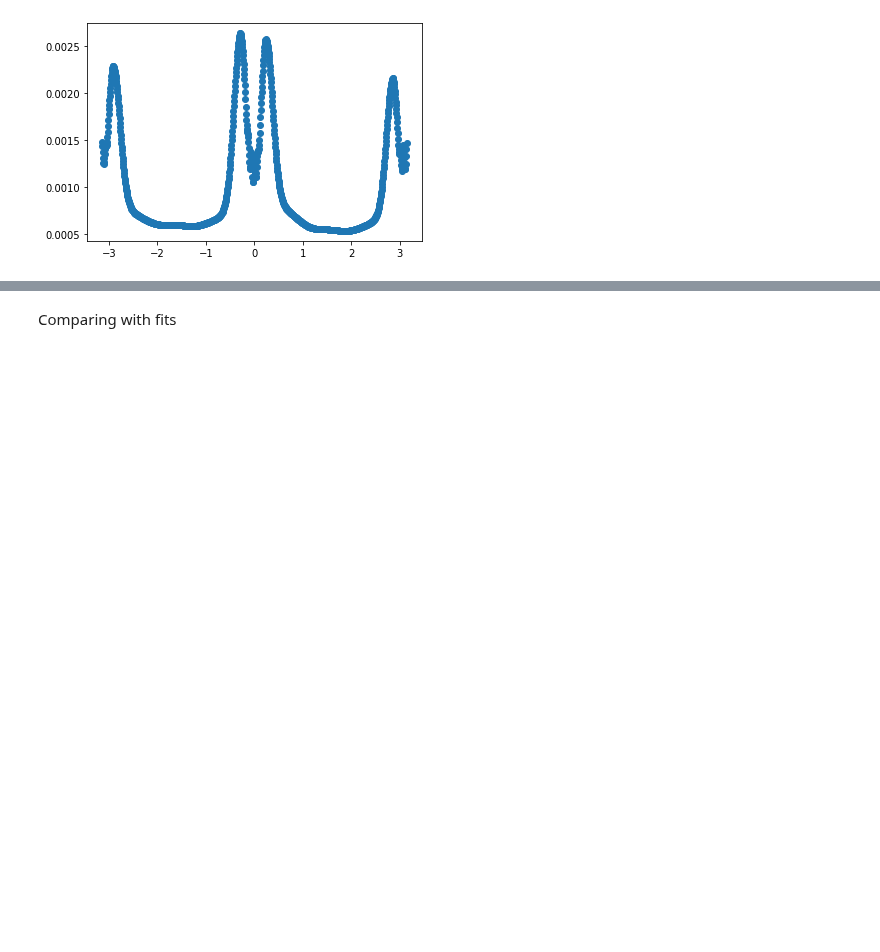
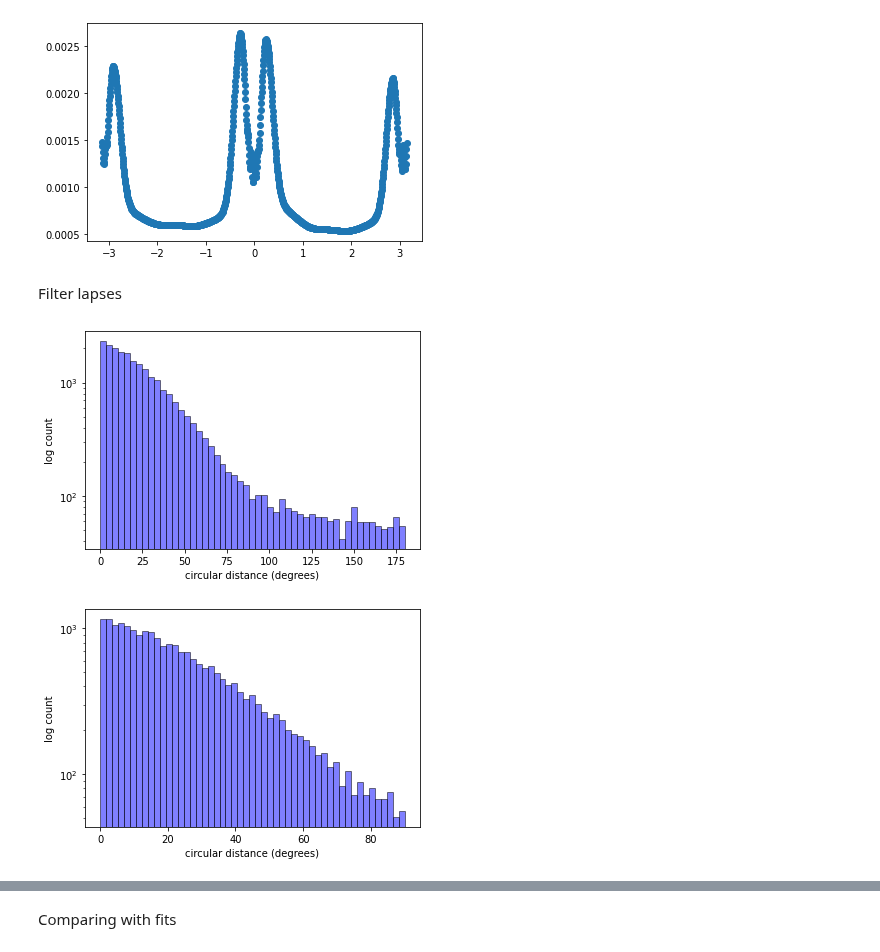
Before and after one commit to ak47na/multisensory_causal_inference, a Jupyter notebook: serial_dependence.ipynb, the cells around one changed output, grey strips where cells are left out. Cells and saved outputs as stored; diff of their text form; code cells hidden in the pictures; blank space fills up the shorter version.

Commit message:
add response filtering

```diff
--- a/serial_dependence.ipynb
+++ b/serial_dependence.ipynb
@@ -41,3 +41,33 @@ plt.plot(Peter_u_map['grid'], Peter_u_map['pdf'], 'o', label='Peter uniform mode
 # %% [output]
 [<matplotlib.lines.Line2D at 0x...>]
 [figure]
+# %% [markdown]
+Filter lapses
+# %%
+def get_filtered_gam(gam_data, max_circ_dist, r_n_key='r_n'):
+    filtered_gam_data = {'s_n': [], 'r_n': []}
+    for s_n, r_n in zip(gam_data['s_n'], gam_data[r_n_key]):
+        if utils.circular_dist(s_n, r_n) < max_circ_dist:
+            filtered_gam_data['s_n'].append(s_n)
+            filtered_gam_data['r_n'].append(r_n)
+    filtered_gam_data['s_n'] = np.array(filtered_gam_data['s_n'])
+    filtered_gam_data['r_n'] = np.array(filtered_gam_data['r_n'])
+    return filtered_gam_data
+
+# plot circular distance between s_n and r_n
+plt.hist(np.rad2deg(utils.circular_dist(gam_data['s_n'], gam_data['r_n'])), bins=51,
+         density=False, alpha=0.5, label='circular distance between s_n and r_n',
+         log=True, color='blue', edgecolor='black')
+plt.xlabel('circular distance (degrees)')
+plt.ylabel('log count')
+plt.show()
+filtered_gam_data = get_filtered_gam(gam_data, max_circ_dist=np.pi/2)
+plt.hist(np.rad2deg(utils.circular_dist(filtered_gam_data['s_n'], filtered_gam_data['r_n'])), bins=51,
+         density=False, alpha=0.5, label='circular distance between s_n and r_n',
+         log=True, color='blue', edgecolor='black')
+plt.xlabel('circular distance (degrees)')
+plt.ylabel('log count')
+plt.show()
+# %% [output]
+[figure, added]
+[figure, added]
```
Also changed, not shown: parts of 7 cells of this notebook, 1 other file.
